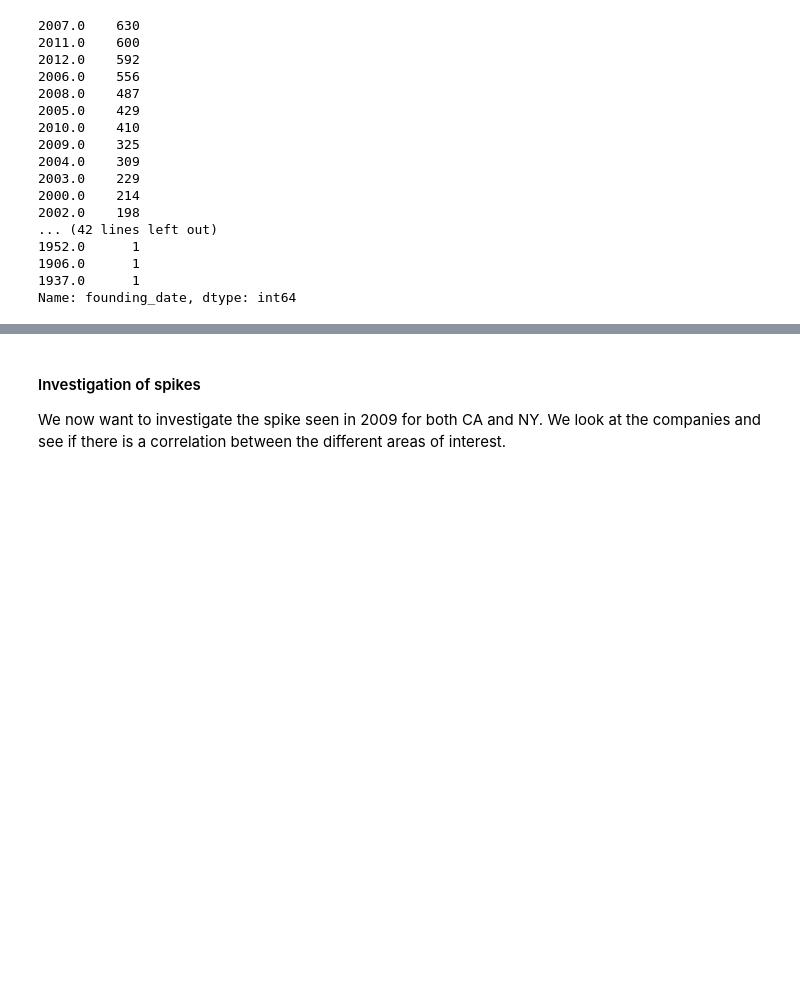
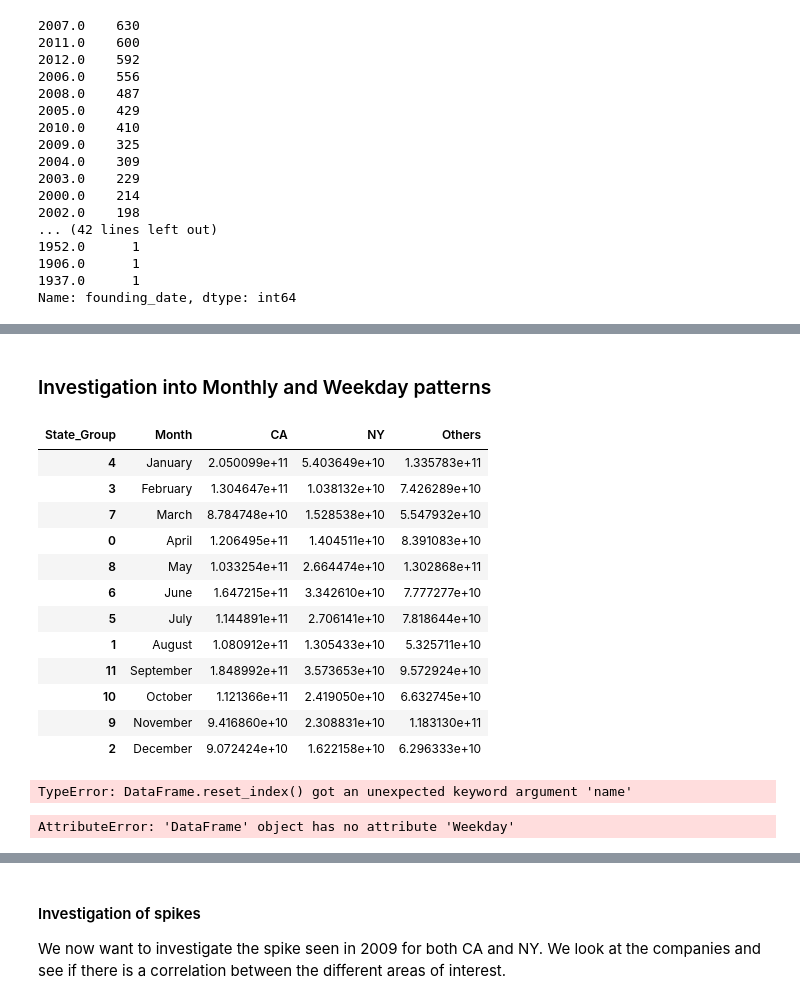
Before and after one commit to HeleneHjort/Socialdata, a Jupyter notebook: Project.ipynb, the cells around one changed output, grey strips where cells are left out. Cells and saved outputs as stored; diff of their text form; code cells hidden in the pictures; blank space fills up the shorter version.

```diff
--- a/Project.ipynb
+++ b/Project.ipynb
@@ -264,0 +297,19 @@ funding_data = funding_data[funding_data['funded_object_id'].isin(usa_offices['o
+# %%
+# Total aggregation
+
+# Prep af fundind data
+funding_data = funding_data[~(funding_data['funded_at'] < '2007-01-01')]
+funding_data_count = funding_data.groupby(['State_Group', 'funded_at']).size().unstack('State_Group').fillna(0)
+funding_data_count = funding_data_count.reset_index().rename_axis(columns={'funded_at': ''})
+
+# Aggregation
+funding_data_agg = funding_data.groupby(['State_Group', 'funded_at'])['raised_amount_usd'].sum().unstack('State_Group').fillna(0)
+funding_data_agg = funding_data_agg.reset_index().rename_axis(columns={'funded_at': ''})
+# %%
+#Aggregation for weekday
+funding_data_Weekday_agg = funding_data.groupby(['State_Group', 'Weekday'])['raised_amount_usd'].sum().unstack('State_Group').fillna(0)
+funding_data_Weekday_agg = funding_data_Weekday_agg.reset_index().rename_axis(columns={'Weekday': ''})
+
+#Aggregation for Month
+funding_data_Month_agg = funding_data.groupby(['State_Group', 'Month'])['raised_amount_usd'].sum().unstack('State_Group').fillna(0)
+funding_data_Month_agg = funding_data_Month_agg.reset_index().rename_axis(columns={'Month': ''})
@@ -818,0 +931,25 @@ See the caveats in the documentation: https://pandas.pydata.org/pandas-docs/stab
+# %% [markdown]
+### Investigation into Monthly and Weekday patterns
+# %%
+# Define the desired order for the categories
+order = ['January', 'February', 'March', 'April', 'May', 'June', 'July', 'August', 'September', 'October', 'November', 'December']
+funding_data_Month_agg['Month'] = pd.Categorical(funding_data_Month_agg.Month, categories=order)
+funding_data_Month_agg.sort_values(by='Month', inplace=True)
+# %%
+funding_data_Month_agg['Month'] = funding_data_Month_agg['Month'].astype(str)
+# %%
+funding_data_Month_agg
+# %% [output]
+| State_Group | Month | CA | NY | Others |
+| 4 | January | 2.050099e+11 | 5.403649e+10 | 1.335783e+11 |
+| 3 | February | 1.304647e+11 | 1.038132e+10 | 7.426289e+10 |
+| 7 | March | 8.784748e+10 | 1.528538e+10 | 5.547932e+10 |
+| 0 | April | 1.206495e+11 | 1.404511e+10 | 8.391083e+10 |
+| 8 | May | 1.033254e+11 | 2.664474e+10 | 1.302868e+11 |
+| 6 | June | 1.647215e+11 | 3.342610e+10 | 7.777277e+10 |
+| 5 | July | 1.144891e+11 | 2.706141e+10 | 7.818644e+10 |
+| 1 | August | 1.080912e+11 | 1.305433e+10 | 5.325711e+10 |
+| 11 | September | 1.848992e+11 | 3.573653e+10 | 9.572924e+10 |
+| 10 | October | 1.121366e+11 | 2.419050e+10 | 6.632745e+10 |
+| 9 | November | 9.416860e+10 | 2.308831e+10 | 1.183130e+11 |
+| 2 | December | 9.072424e+10 | 1.622158e+10 | 6.296333e+10 |
@@ -818,0 +980,13 @@ See the caveats in the documentation: https://pandas.pydata.org/pandas-docs/stab
+# %%
+#Aggregation for weekday
+funding_data_Weekday_agg = funding_data.groupby(['State_Group', 'Weekday'])['raised_amount_usd'].sum().unstack('State_Group').fillna(0)
+funding_data_Weekday_agg = funding_data_Weekday_agg.reset_index(name='count')
+# %% [output]
+TypeError: DataFrame.reset_index() got an unexpected keyword argument 'name'
+# %%
+# Define the desired order for the categories
+order_Weekday = ['Monday', 'Tuesday', 'Wednesday', 'Thursday', 'Friday', 'Saturday', 'Sunday']
+funding_data_Weekday_agg['Weekday'] = pd.Categorical(funding_data_Weekday_agg.Weekday, categories=order_Weekday)
+funding_data_Weekday_agg.sort_values(by='Weekday', inplace=True)
+# %% [output]
+AttributeError: 'DataFrame' object has no attribute 'Weekday'
```
Also changed, not shown: parts of 35 cells of this notebook, 6 other files.
